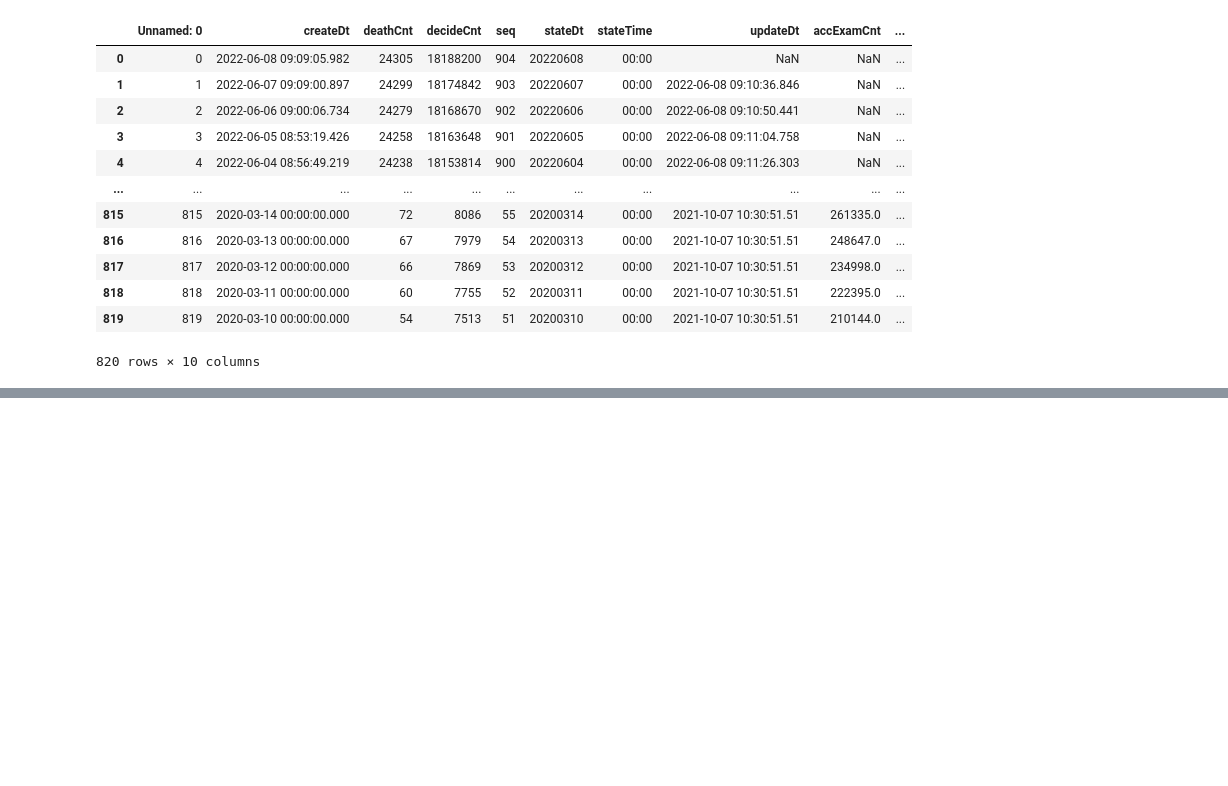
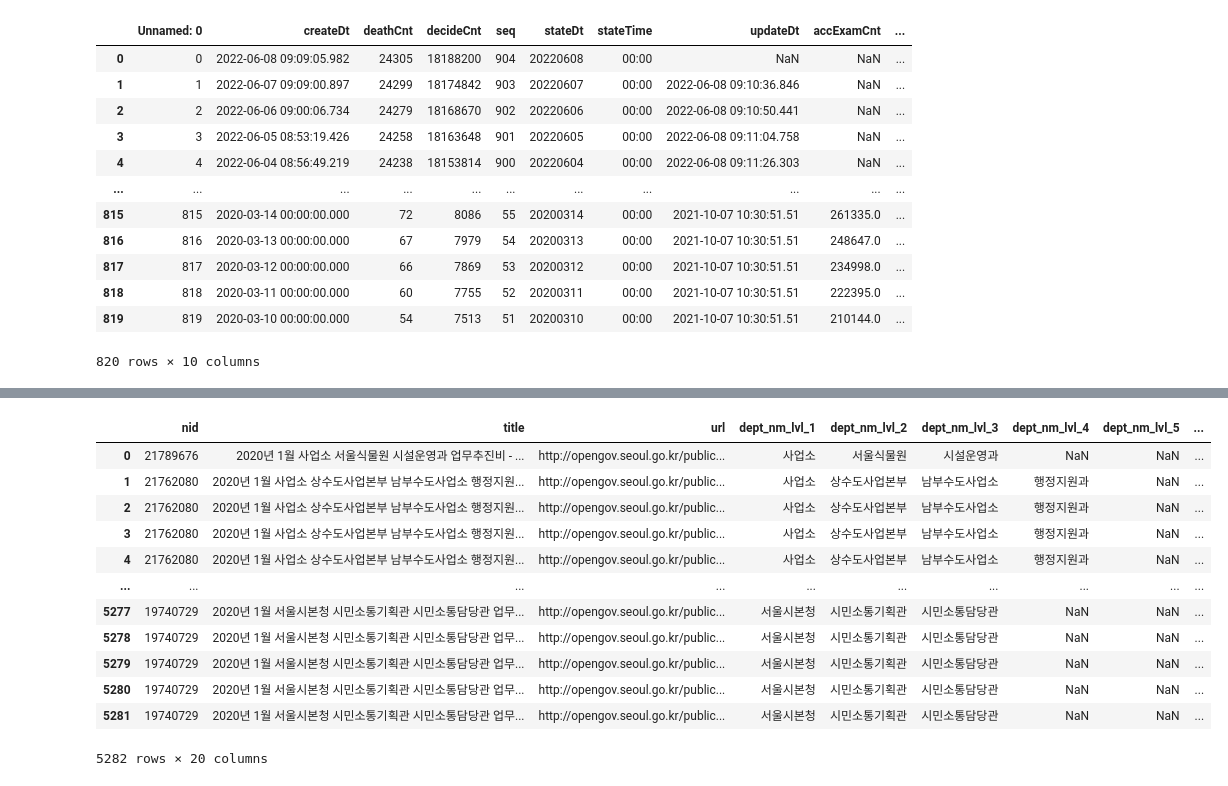
Before and after one commit to KHseo32/test, a Jupyter notebook: 3월 21일/240321(pandas.Series).ipynb, the cells around one changed output, grey strips where cells are left out. Cells and saved outputs as stored; diff of their text form; code cells hidden in the pictures; blank space fills up the shorter version.

```diff
--- a/3월 21일/240321(pandas.Series).ipynb
+++ b/3월 21일/240321(pandas.Series).ipynb
@@ -187,0 +218,17 @@ corona2
+# %%
+
+pd.read_excel('../../../../바탕 화면/Data/csv/2020/202001_expense_list.xlsx')
+# %% [output]
+|  | nid | title | url | dept_nm_lvl_1 | dept_nm_lvl_2 | dept_nm_lvl_3 | dept_nm_lvl_4 | dept_nm_lvl_5 | ... |
+| 0 | 21789676 | 2020년 1월 사업소 서울식물원 시설운영과 업무추진비 - ... | http://opengov.seoul.go.kr/public... | 사업소 | 서울식물원 | 시설운영과 | NaN | NaN | ... |
+| 1 | 21762080 | 2020년 1월 사업소 상수도사업본부 남부수도사업소 행정지원... | http://opengov.seoul.go.kr/public... | 사업소 | 상수도사업본부 | 남부수도사업소 | 행정지원과 | NaN | ... |
+| 2 | 21762080 | 2020년 1월 사업소 상수도사업본부 남부수도사업소 행정지원... | http://opengov.seoul.go.kr/public... | 사업소 | 상수도사업본부 | 남부수도사업소 | 행정지원과 | NaN | ... |
+| 3 | 21762080 | 2020년 1월 사업소 상수도사업본부 남부수도사업소 행정지원... | http://opengov.seoul.go.kr/public... | 사업소 | 상수도사업본부 | 남부수도사업소 | 행정지원과 | NaN | ... |
+| 4 | 21762080 | 2020년 1월 사업소 상수도사업본부 남부수도사업소 행정지원... | http://opengov.seoul.go.kr/public... | 사업소 | 상수도사업본부 | 남부수도사업소 | 행정지원과 | NaN | ... |
+| ... | ... | ... | ... | ... | ... | ... | ... | ... | ... |
+| 5277 | 19740729 | 2020년 1월 서울시본청 시민소통기획관 시민소통담당관 업무... | http://opengov.seoul.go.kr/public... | 서울시본청 | 시민소통기획관 | 시민소통담당관 | NaN | NaN | ... |
+| 5278 | 19740729 | 2020년 1월 서울시본청 시민소통기획관 시민소통담당관 업무... | http://opengov.seoul.go.kr/public... | 서울시본청 | 시민소통기획관 | 시민소통담당관 | NaN | NaN | ... |
+| 5279 | 19740729 | 2020년 1월 서울시본청 시민소통기획관 시민소통담당관 업무... | http://opengov.seoul.go.kr/public... | 서울시본청 | 시민소통기획관 | 시민소통담당관 | NaN | NaN | ... |
+| 5280 | 19740729 | 2020년 1월 서울시본청 시민소통기획관 시민소통담당관 업무... | http://opengov.seoul.go.kr/public... | 서울시본청 | 시민소통기획관 | 시민소통담당관 | NaN | NaN | ... |
+| 5281 | 19740729 | 2020년 1월 서울시본청 시민소통기획관 시민소통담당관 업무... | http://opengov.seoul.go.kr/public... | 서울시본청 | 시민소통기획관 | 시민소통담당관 | NaN | NaN | ... |
+5282 rows × 20 columns
```
Also changed, not shown: parts of 9 cells of this notebook.
